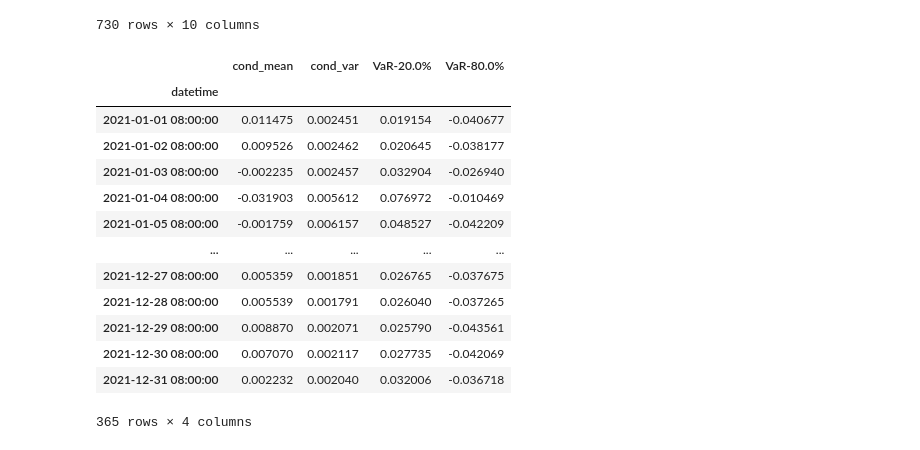
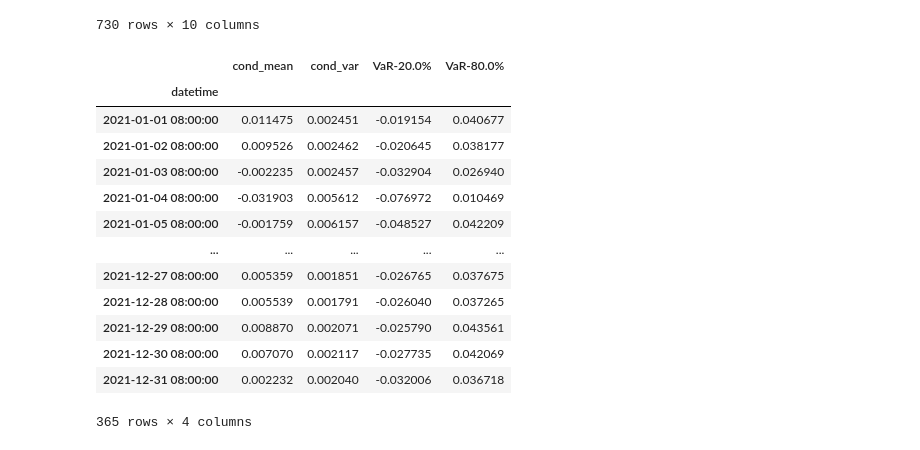
Before and after one commit to TzuH-Hsu/Crypto_PairsTrading, a Jupyter notebook: result.ipynb, the cells around one changed output. Saved outputs shown, nothing was run; the diff lists cells and outputs as text; code cells hidden in the pictures.

Commit message:
refactor: rolling forcast output

```diff
--- a/result.ipynb
+++ b/result.ipynb
@@ -122,23 +122,23 @@ logReturn_spreads_df
 # %%
 from Modeling import ForecastModel
 from arch.univariate import *
 
 Model1 = ForecastModel(logReturn_spreads_df["('ETHUSD', 'BNBUSD')"])
 Model1.modelspec(vol=GARCH(1,0,1), dist=SkewStudent())
-forecast_df1 = Model1.rollingForecasting(window=365, VaR_alpha=[0.2, 0.8])
-forecast_df1
+Model1.rollingForecasting(window=365, VaR_alpha=[0.2, 0.8])
+Model1.result
 # %% [output]
 |  | cond_mean | cond_var | VaR-20.0% | VaR-80.0% |
 | datetime |  |  |  |  |
-| 2021-01-01 08:00:00 | 0.011475 | 0.002451 | 0.019154 | -0.040677 |
-| 2021-01-02 08:00:00 | 0.009526 | 0.002462 | 0.020645 | -0.038177 |
-| 2021-01-03 08:00:00 | -0.002235 | 0.002457 | 0.032904 | -0.026940 |
-| 2021-01-04 08:00:00 | -0.031903 | 0.005612 | 0.076972 | -0.010469 |
-| 2021-01-05 08:00:00 | -0.001759 | 0.006157 | 0.048527 | -0.042209 |
+| 2021-01-01 08:00:00 | 0.011475 | 0.002451 | -0.019154 | 0.040677 |
+| 2021-01-02 08:00:00 | 0.009526 | 0.002462 | -0.020645 | 0.038177 |
+| 2021-01-03 08:00:00 | -0.002235 | 0.002457 | -0.032904 | 0.026940 |
+| 2021-01-04 08:00:00 | -0.031903 | 0.005612 | -0.076972 | 0.010469 |
+| 2021-01-05 08:00:00 | -0.001759 | 0.006157 | -0.048527 | 0.042209 |
 | ... | ... | ... | ... | ... |
-| 2021-12-27 08:00:00 | 0.005359 | 0.001851 | 0.026765 | -0.037675 |
-| 2021-12-28 08:00:00 | 0.005539 | 0.001791 | 0.026040 | -0.037265 |
-| 2021-12-29 08:00:00 | 0.008870 | 0.002071 | 0.025790 | -0.043561 |
-| 2021-12-30 08:00:00 | 0.007070 | 0.002117 | 0.027735 | -0.042069 |
-| 2021-12-31 08:00:00 | 0.002232 | 0.002040 | 0.032006 | -0.036718 |
+| 2021-12-27 08:00:00 | 0.005359 | 0.001851 | -0.026765 | 0.037675 |
+| 2021-12-28 08:00:00 | 0.005539 | 0.001791 | -0.026040 | 0.037265 |
+| 2021-12-29 08:00:00 | 0.008870 | 0.002071 | -0.025790 | 0.043561 |
+| 2021-12-30 08:00:00 | 0.007070 | 0.002117 | -0.027735 | 0.042069 |
+| 2021-12-31 08:00:00 | 0.002232 | 0.002040 | -0.032006 | 0.036718 |
 365 rows × 4 columns
```
Also changed, not shown: 1 other file.
